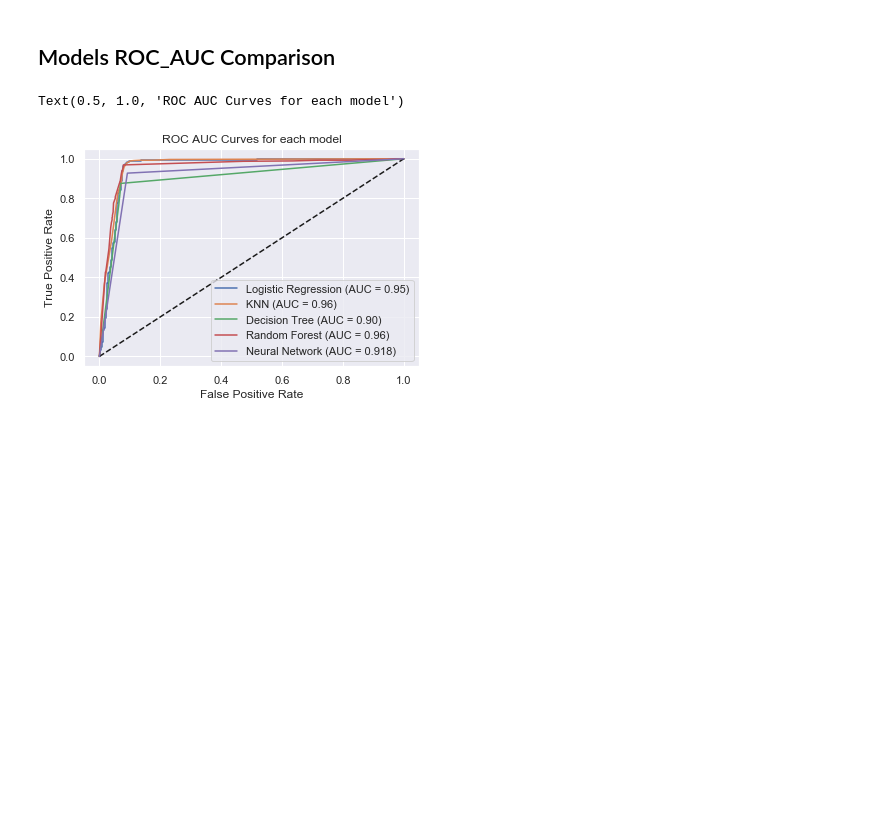
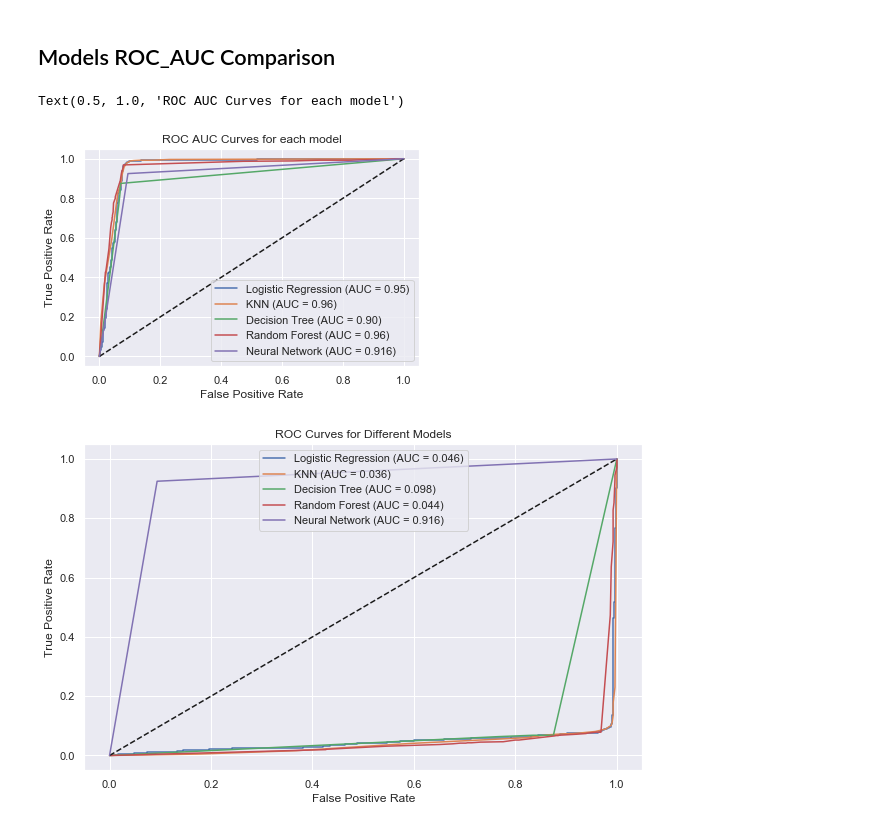
Before and after one commit to landonpadg/Team-3-Loan-Predictions, a Jupyter notebook: LoanApprovalPrediction_FinalProject.ipynb, the cells around one changed output. Saved outputs shown, nothing was run; the diff lists cells and outputs as text; code cells hidden in the pictures; blank space fills up the shorter version.

```diff
--- a/LoanApprovalPrediction_FinalProject.ipynb
+++ b/LoanApprovalPrediction_FinalProject.ipynb
@@ -448,9 +470,9 @@ for max_iter in max_iter_values:
 
     LRmodel.fit(X_train, y_train)
 
-    y_pred = LRmodel.predict(X_test)
+    y_pred_logreg = LRmodel.predict(X_test)
 
-    accuracy = accuracy_score(y_test, y_pred)
+    accuracy = accuracy_score(y_test, y_pred_logreg)
     accuracy_scores.append(accuracy)
 
 #accuracy is plotted
@@ -469,15 +491,15 @@ LRmodel = LogisticRegression(solver='saga', max_iter=100, random_state=7)
 
 LRmodel.fit(X_train, y_train)
 
-y_pred = LRmodel.predict(X_test)
+y_pred_logreg = LRmodel.predict(X_test)
 
 #accuracy is plotted
-accuracy = accuracy_score(y_test, y_pred)
+accuracy = accuracy_score(y_test, y_pred_logreg)
 print("Accuracy:", accuracy)
 
-print("Classification Report:\n", classification_report(y_test, y_pred))
+print("Classification Report:\n", classification_report(y_test, y_pred_logreg))
 
-conf_matrix = confusion_matrix(y_test, y_pred)
+conf_matrix = confusion_matrix(y_test, y_pred_logreg)
 plt.imshow(conf_matrix, cmap=plt.cm.Blues, interpolation='nearest')
 plt.title("Confusion Matrix")
 plt.colorbar()
@@ -511,9 +533,9 @@ for n_neighbors in n_neighbors_values:
 
     KNNmodel.fit(X_train, y_train)
 
-    y_pred = KNNmodel.predict(X_test)
+    y_pred_knn = KNNmodel.predict(X_test)
 
-    accuracy = accuracy_score(y_test, y_pred)
+    accuracy = accuracy_score(y_test, y_pred_knn)
     accuracy_scores.append(accuracy)
 
 #accuracy is plotted
@@ -568,9 +590,9 @@ for max_depth in max_depth_values:
 
     DTmodel.fit(X_train, y_train)
 
-    y_pred = DTmodel.predict(X_test)
+    y_pred_dectree = DTmodel.predict(X_test)
 
-    accuracy = accuracy_score(y_test, y_pred)
+    accuracy = accuracy_score(y_test, y_pred_dectree)
     accuracy_scores.append(accuracy)
 
 #accuracy is plotted
@@ -790,3 +813,43 @@ plt.title('ROC AUC Curves for each model')
 # %% [output]
 Text(0.5, 1.0, 'ROC AUC Curves for each model')
 [figure]
+# %%
+#i recieved an error from sklearn.mettrics so i created this so i could see the plot
+from sklearn.metrics import roc_curve, auc
+import matplotlib.pyplot as plt
+
+# convert categorical labels to binary labels
+y_test_binary = (y_test == ' Approved').astype(int)  # Map 'Approved' to 1, 'Rejected' to 0
+
+# calculate ROC curves and AUC for each model
+fpr_lr, tpr_lr, thresholds_lr = roc_curve(y_test_binary, LRmodel.predict_proba(X_test)[:, 1])
+roc_auc_lr = auc(fpr_lr, tpr_lr)
+
+fpr_knn, tpr_knn, thresholds_knn = roc_curve(y_test_binary, KNNmodel.predict_proba(X_test)[:, 1])
+roc_auc_knn = auc(fpr_knn, tpr_knn)
+
+fpr_dt, tpr_dt, thresholds_dt = roc_curve(y_test_binary, DTmodel.predict_proba(X_test)[:, 1])
+roc_auc_dt = auc(fpr_dt, tpr_dt)
+
+fpr_rf, tpr_rf, thresholds_rf = roc_curve(y_test_binary, RFclassifier.predict_proba(X_test)[:, 1])
+roc_auc_rf = auc(fpr_rf, tpr_rf)
+
+fpr_nnet, tpr_nnet, thresholds_nnet = roc_curve(y_test_df, y_pred_nnet)
+roc_auc_nnet = auc(fpr_nnet, tpr_nnet)
+
+# plot ROC curves
+plt.figure(figsize=(10, 6))
+plt.plot(fpr_lr, tpr_lr, label='Logistic Regression (AUC = {:.3f})'.format(roc_auc_lr))
+plt.plot(fpr_knn, tpr_knn, label='KNN (AUC = {:.3f})'.format(roc_auc_knn))
+plt.plot(fpr_dt, tpr_dt, label='Decision Tree (AUC = {:.3f})'.format(roc_auc_dt))
+plt.plot(fpr_rf, tpr_rf, label='Random Forest (AUC = {:.3f})'.format(roc_auc_rf))
+plt.plot([0, 1], [0, 1], 'k--')
+plt.plot(fpr_nnet, tpr_nnet, label='Neural Network (AUC = {:.3f})'.format(roc_auc_nnet))
+
+plt.xlabel('False Positive Rate')
+plt.ylabel('True Positive Rate')
+plt.title('ROC Curves for Different Models')
+plt.legend()
+plt.show()
+# %% [output]
+[figure, added]
```
Also changed, not shown: parts of 16 cells of this notebook.
